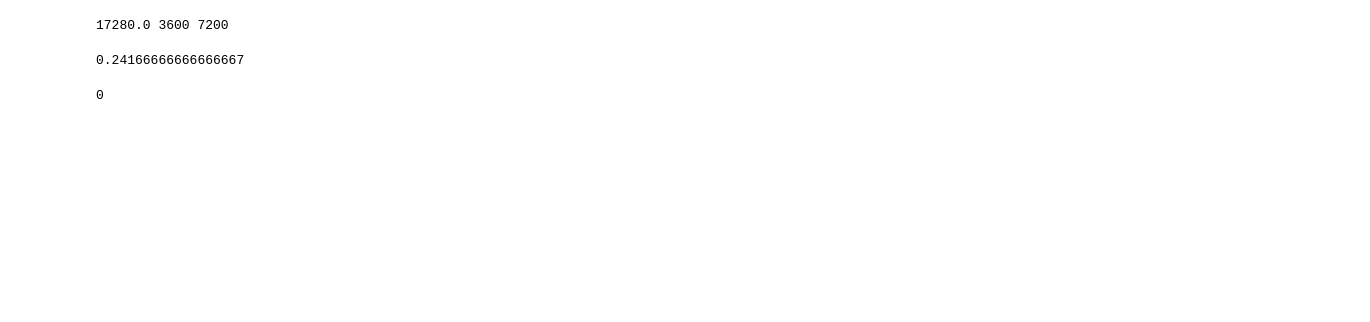
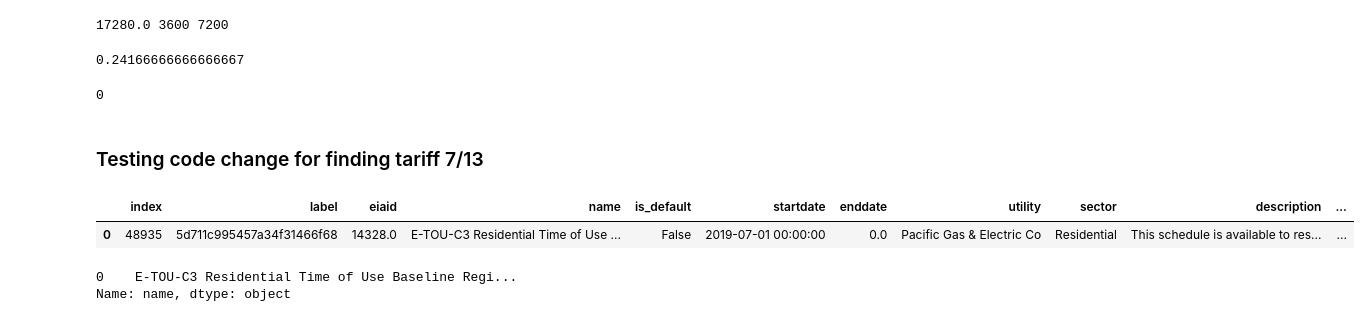
Before and after one commit to arras-energy/gridlabd-template, a Jupyter notebook: US/CA/SLAC/tariff_design/Tariff Query.ipynb, the cells around one changed output. Cells and saved outputs as stored; diff of their text form; code cells hidden in the pictures; blank space fills up the shorter version.

```diff
--- a/US/CA/SLAC/tariff_design/Tariff Query.ipynb
+++ b/US/CA/SLAC/tariff_design/Tariff Query.ipynb
@@ -980,3 +980,5 @@ print(duration,seconds, seconds2)
 0 % 3600
 # %% [output]
 0
+# %% [markdown]
+### Testing code change for finding tariff 7/13
@@ -982,0 +1026,11 @@ print(duration,seconds, seconds2)
+# %%
+data = read_tariff("tariff_library_config.csv", 0)
+data
+# %% [output]
+|  | index | label | eiaid | name | is_default | startdate | enddate | utility | sector | description | ... |
+| 0 | 48935 | 5d711c995457a34f31466f68 | 14328.0 | E-TOU-C3 Residential Time of Use ... | False | 2019-07-01 00:00:00 | 0.0 | Pacific Gas & Electric Co | Residential | This schedule is available to res... | ... |
+# %%
+print(data["name"])
+# %% [output]
+0    E-TOU-C3 Residential Time of Use Baseline Regi...
+Name: name, dtype: object
```
Also changed, not shown: parts of 27 cells of this notebook, 2 other files.
